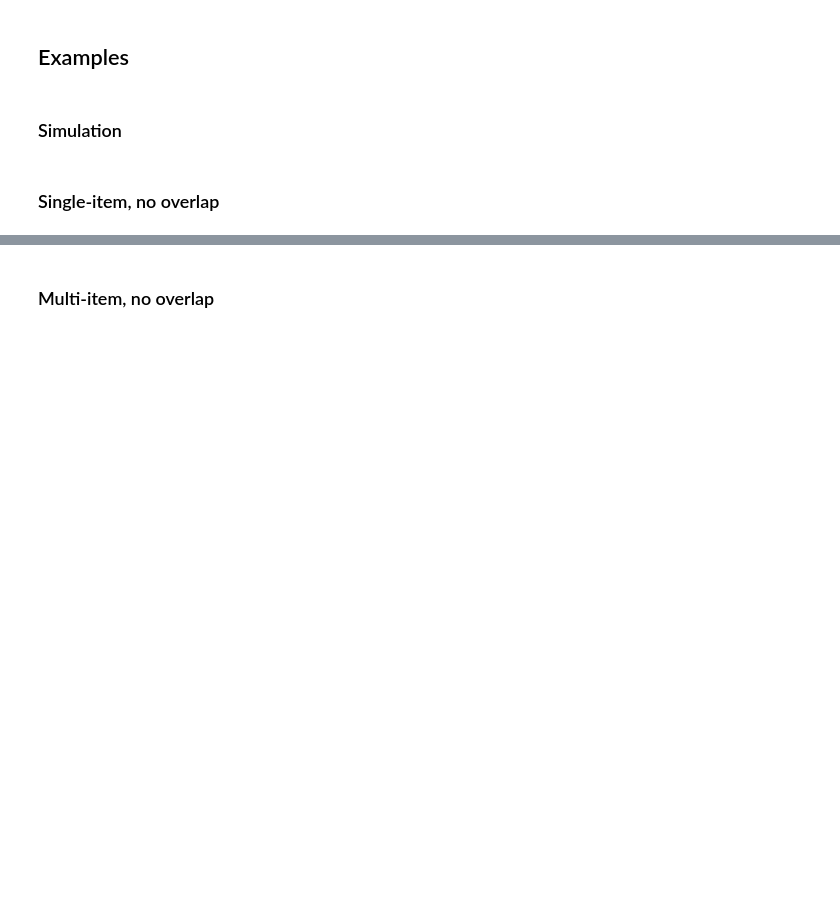
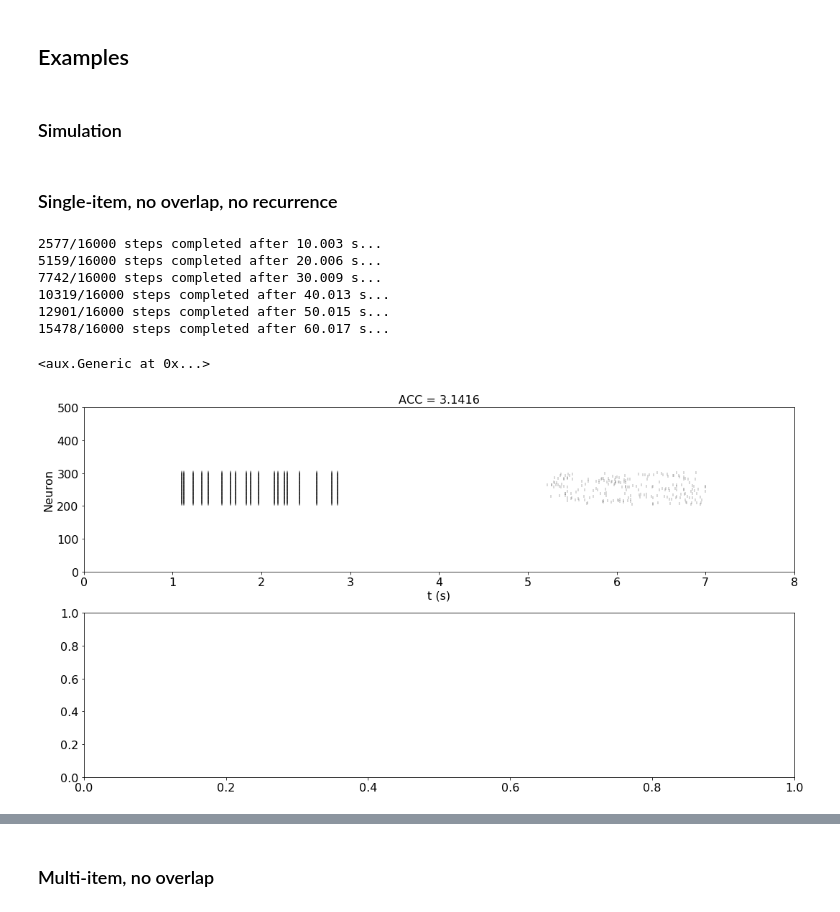
Before and after one commit to rkp8000/network_replay, a Jupyter notebook: 2_item_recall.ipynb, the cells around one changed output, grey strips where cells are left out. Saved outputs shown, nothing was run; the diff lists cells and outputs as text; code cells hidden in the pictures; blank space fills up the shorter version.

Commit message:
Run example simulations of single-item recall.

```diff
--- a/2_item_recall.ipynb
+++ b/2_item_recall.ipynb
@@ -39,6 +39,21 @@ P = Generic(
     T_C=P_GLOBAL.T_C,
     C_S=P_GLOBAL.C_S,
     B_C=P_GLOBAL.B_C,
+
+    DT=P_GLOBAL.DT,
+
+    T_STORE_0=1,
+    T_STORE_1=3,
+
+    T_RECALL_0=5,
+    T_RECALL_1=7,
+
+    T_END=8,
+
+    FR_STORE=250,
+    FR_RECALL=60,
+
+    Q=0.2,
 )
 # %% [markdown]
 ## Network structure
@@ -454,6 +487,7 @@ def make_spks_up(ntwk, items, P):
 ## Recall accuracy
 # %%
 def calc_acc(rsp, items, P):
+    acc = 3.14159
     return acc
 # %% [markdown]
 # SIMULATIONS
@@ -462,28 +496,32 @@ def calc_acc(rsp, items, P):
 # %% [markdown]
 ### Simulation
 # %%
-def xmpl(q_star, p_0, p_1, items):
+def xmpl(q_star, p_0, p_1, items, P):
 
     # build ntwk and run smln
-    ntwk = make_ntwk(n=N, q=Q, q_star=q_star, p_0=p_0, p_1=p_1, P=P)
+    ntwk = make_ntwk(n=P.N, q=P.Q, q_star=q_star, p_0=p_0, p_1=p_1, P=P)
     spks_up = make_spks_up(ntwk, items, P)
-    rsp = ntwk.run(spks_up, P.DT)
+    rsp = ntwk.run(spks_up, P.DT, report_every=10)
+    rsp.labels = ntwk.labels
     acc = calc_acc(rsp, items, P)
 
     # show raster and CTL->OUT weights
     fig, axs = plt.subplots(2, 1, figsize=(15, 8), tight_layout=True)
 
     ## raster
-    raster(axs[0], rsp.ts, rsp.spks, order=ntwk.order)
+    raster(axs[0], rsp.ts, rsp.spks)
+
+    axs[0].set_ylim(0, ntwk.n)
 
     ## CTL->OUT weights
-    w_out_ctl_items = ...
-    w_out_ctl_all = ...
+    #w_out_ctl_items = ...
+    #w_out_ctl_all = ...
 
-    axs[1].plot(rsp.ts, w_out_ctl_all, color='k', lw=2)
-    axs[1].plot(rsp.ts, w_out_ctl_items, color='r', lw=2)
+    #axs[1].plot(rsp.ts, w_out_ctl_all, color='k', lw=2)
+    #axs[1].plot(rsp.ts, w_out_ctl_items, color='r', lw=2)
 
     axs[0].set_title('ACC = {0:.4f}'.format(acc))
+
     for ax in axs:
         set_font_size(ax, 16)
 
@@ -496,4 +534,17 @@ def xmpl(q_star, p_0, p_1, items):
         fig=fig,
         ax=axs)
 # %% [markdown]
-### Single-item, no overlap
+### Single-item, no overlap, no recurrence
+# %%
+np.random.seed(0)
+
+xmpl(q_star=0, p_0=0, p_1=0, items=[1], P=P)
+# %% [output]
+2577/16000 steps completed after 10.003 s...
+5159/16000 steps completed after 20.006 s...
+7742/16000 steps completed after 30.009 s...
+10319/16000 steps completed after 40.013 s...
+12901/16000 steps completed after 50.015 s...
+15478/16000 steps completed after 60.017 s...
+<aux.Generic at 0x...>
+[figure, added]
```
Also changed, not shown: parts of 8 cells of this notebook.
